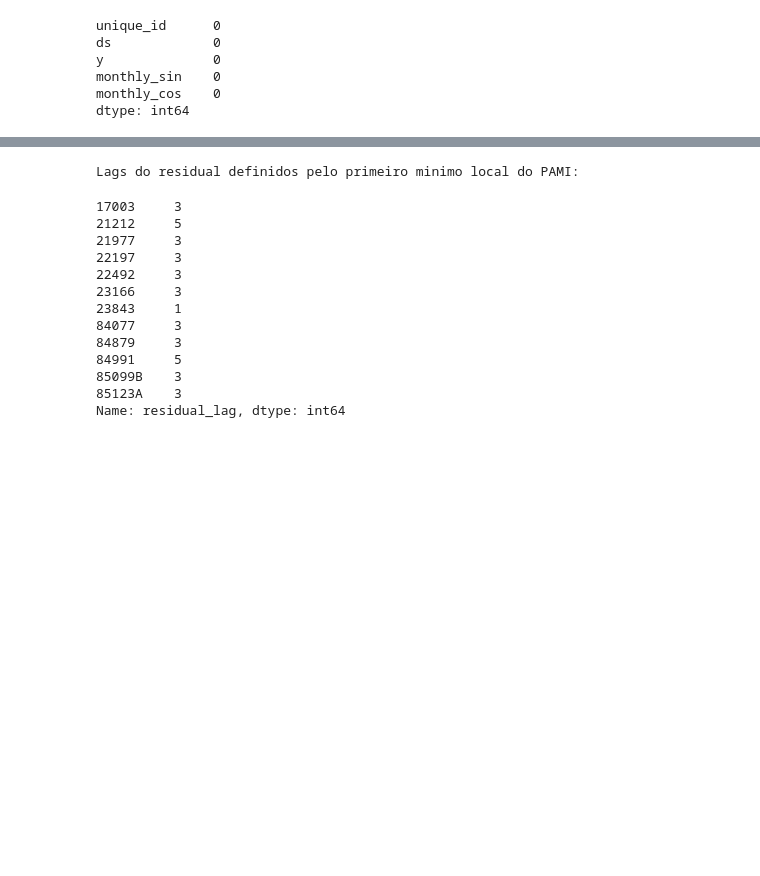
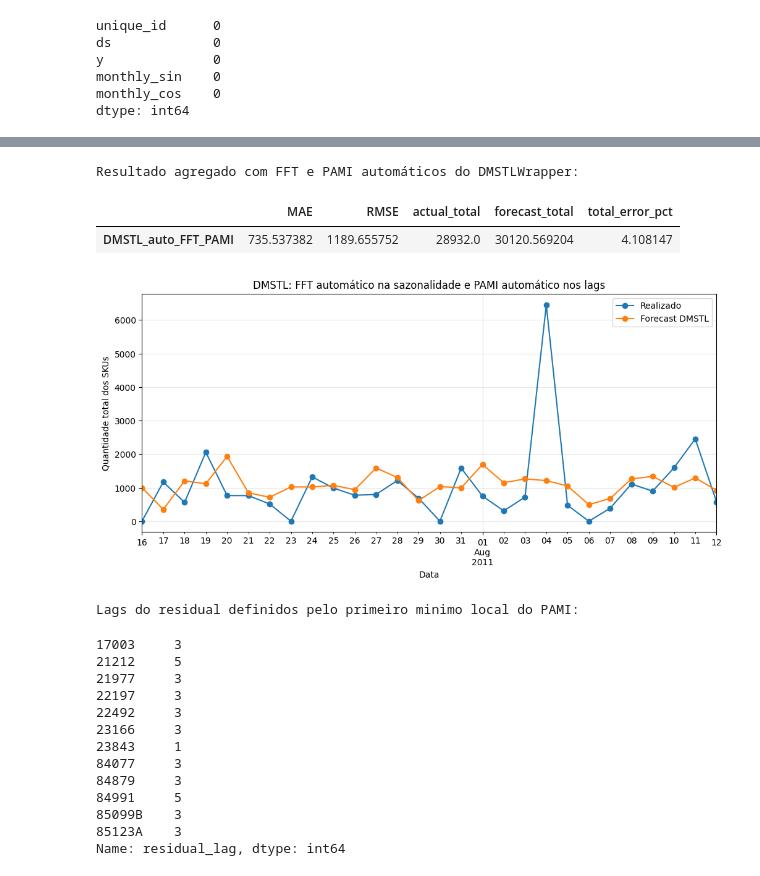
Before and after one commit to heylucasleao/forecasting, a Jupyter notebook: 10.dmstl_agg.ipynb, the cells around one changed output, grey strips where cells are left out. Drawn from its saved outputs; the diff is of its cells as text; code cells hidden in the pictures; blank space fills up the shorter version.

```diff
--- a/10.dmstl_agg.ipynb
+++ b/10.dmstl_agg.ipynb
@@ -227,3 +185,57 @@ Resultado agregado:
+# %%
+# O wrapper detecta os periodos via FFT e os lags do residual via PAMI.
+def residual_model_callable(nlags, freq):
+    return MLForecast(
+        models=[RandomForestRegressor(n_estimators=120, random_state=42, n_jobs=-1)],
+        freq=freq,
+        lags=nlags,
+    )
+
+
+dmstl_pami_lag = DMSTLWrapper(
+    residual_model_callable=residual_model_callable,
+    freq="D",
+    seasonal_detection_params={"top_k": 2, "fallback": [7]},
+    nlags="auto",
+    pami_params={"max_tau": 365, "m": 3, "delay": 1, "return_mode": "point"},
+)
+dmstl_pami_lag.fit(benchmark_train, target_col="y")
+forecast_pami_lag = dmstl_pami_lag.predict(h=benchmark_horizon).rename(
+    columns={"RandomForestRegressor": "forecast_pami_lag"}
+)
+comparison_pami_lag = benchmark_test.merge(
+    forecast_pami_lag[["unique_id", "ds", "forecast_pami_lag"]],
+    on=["unique_id", "ds"],
+)
+comparison_pami_lag["forecast_pami_lag"] = comparison_pami_lag["forecast_pami_lag"].clip(lower=0)
+pami_lag_aggregate = comparison_pami_lag.groupby("ds")[["y", "forecast_pami_lag"]].sum()
+pami_lag_metrics = pd.DataFrame(
+    {
+        "MAE": [mean_absolute_error(pami_lag_aggregate["y"], pami_lag_aggregate["forecast_pami_lag"])],
+        "RMSE": [mean_squared_error(pami_lag_aggregate["y"], pami_lag_aggregate["forecast_pami_lag"]) ** 0.5],
+        "actual_total": [pami_lag_aggregate["y"].sum()],
+        "forecast_total": [pami_lag_aggregate["forecast_pami_lag"].sum()],
+    },
+    index=["DMSTL_auto_FFT_PAMI"],
+)
+pami_lag_metrics["total_error_pct"] = 100 * (
+    pami_lag_metrics["forecast_total"] / pami_lag_metrics["actual_total"] - 1
+)
+
+print("Resultado agregado com FFT e PAMI automáticos do DMSTLWrapper:")
+display(pami_lag_metrics)
+ax = pami_lag_aggregate.plot(figsize=(12, 5), marker="o")
+ax.set_title("DMSTL: FFT automático na sazonalidade e PAMI automático nos lags")
+ax.set_xlabel("Data")
+ax.set_ylabel("Quantidade total dos SKUs")
+ax.legend(["Realizado", "Forecast DMSTL"])
+ax.grid(alpha=0.3)
+plt.show()
+# %% [output]
+Resultado agregado com FFT e PAMI automáticos do DMSTLWrapper:
+|  | MAE | RMSE | actual_total | forecast_total | total_error_pct |
+| DMSTL_auto_FFT_PAMI | 735.537382 | 1189.655752 | 28932.0 | 30120.569204 | 4.108147 |
+[figure, added]
 # %%
 class DMSTLWrapperResidualCallable(DMSTLWrapper):
     """DMSTL que cria um modelo de residual separado para cada SKU."""
```
Also changed, not shown: parts of 1 cell of this notebook.
